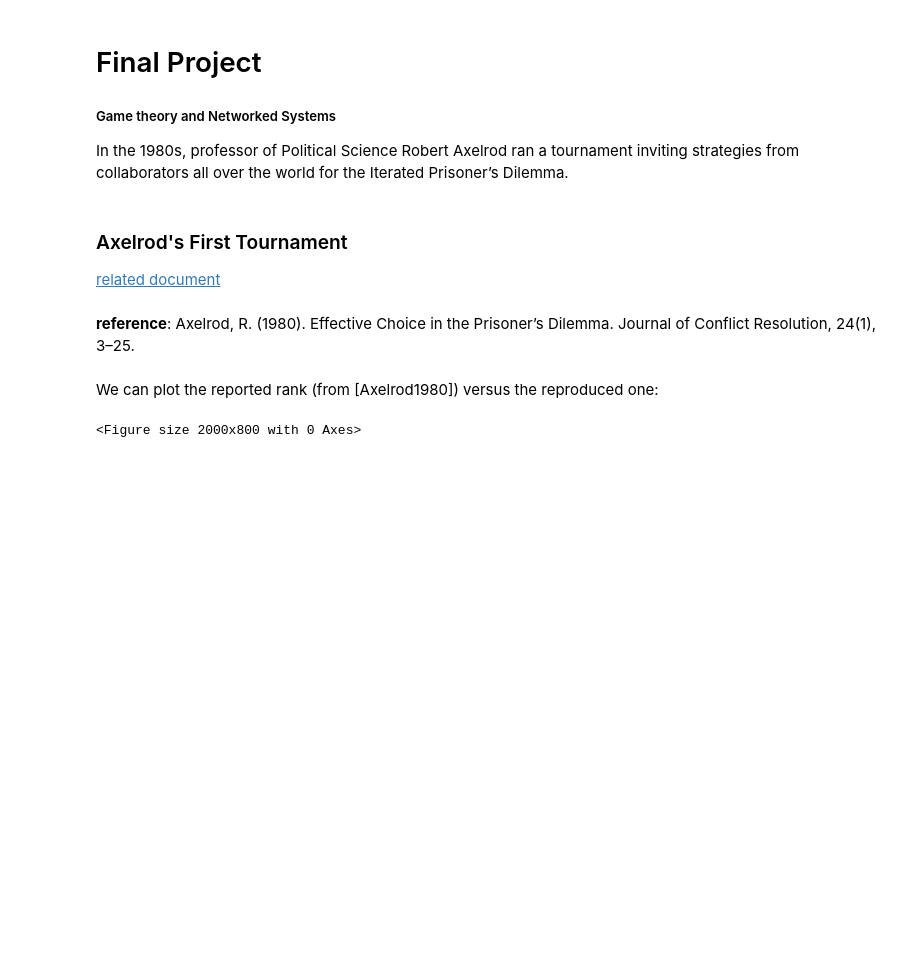
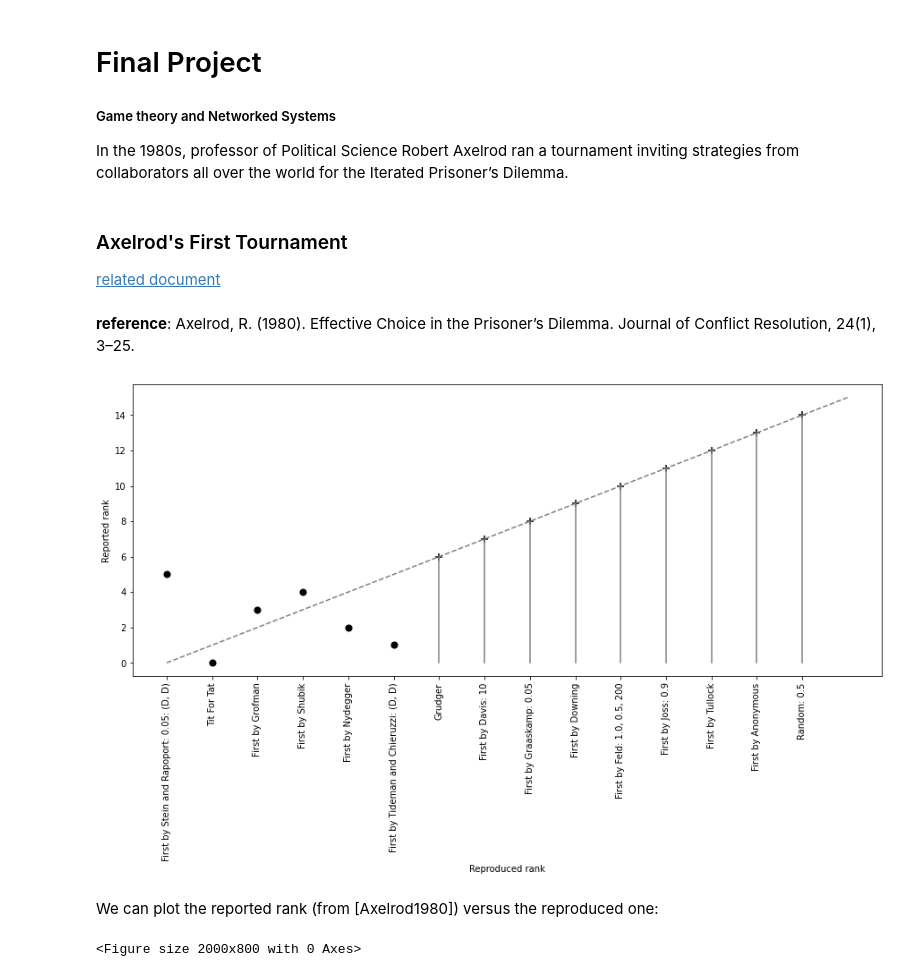
Before and after one commit to GuoJiaqi-1020/Code-recording-NU, a Jupyter notebook: Game Theory and Networked Systems_495/Final_Project/Final Project.ipynb, the cells around one changed output. Drawn from its saved outputs; the diff is of its cells as text; code cells hidden in the pictures; blank space fills up the shorter version.

```diff
--- a/Game Theory and Networked Systems_495/Final_Project/Final Project.ipynb
+++ b/Game Theory and Networked Systems_495/Final_Project/Final Project.ipynb
@@ -20,38 +20,41 @@ number_of_strategies = len(first_tournament_participants_ordered_by_reported_ran
 **reference**: Axelrod, R. (1980). Effective Choice in the Prisoner’s Dilemma. Journal of Conflict Resolution, 24(1), 3–25.
 # %%
 tournament = axl.Tournament(
-     players=[axl.Defector(), axl.Defector(), axl.Defector(),
-       axl.Defector(), axl.Defector(), axl.Defector(),
-        axl.Defector(), axl.Defector(), axl.Defector(),
-        axl.Defector(), axl.Defector(), axl.Defector(),
-        axl.TitForTat(),axl.TitForTat(),
-       axl.Defector(), axl.Defector(), axl.Defector()],
+     # players=[axl.Defector(), axl.Defector(), axl.Defector(),
+     #   axl.Defector(), axl.Defector(), axl.Defector(),
+     #    axl.Defector(), axl.Defector(), axl.Defector(),
+     #    axl.Defector(), axl.Defector(), axl.Defector(),
+     #    axl.TitForTat(),axl.TitForTat(),
+     #   axl.Defector(), axl.Defector(), axl.Defector()],
+     players=first_tournament_participants_ordered_by_reported_rank,
      turns=200,
      repetitions=5,
      seed=2,
 )
 
 results = tournament.play()
-# plt.figure(figsize=(15, 6))
-# plt.plot((0, 15), (0, 15), color="grey", linestyle="--")
-# for original_rank, strategy in enumerate(first_tournament_participants_ordered_by_reported_rank):
-#     rank = results.ranked_names.index(str(strategy))
-#     if rank == original_rank:
-#         symbol = "+"
-#         plt.plot((rank, rank), (rank, 0), color="grey")
-#     else:
-#         symbol = "o"
-#     plt.scatter([rank], [original_rank], marker=symbol, color="black", s=50)
-#
-#
-# plt.xticks(
-#     range(number_of_strategies),
-#     results.ranked_names,
-#     rotation=90
-# )
-# plt.ylabel("Reported rank")
-# plt.xlabel("Reproduced rank")
-# plt.show()
+plt.figure(figsize=(15, 6))
+plt.plot((0, 15), (0, 15), color="grey", linestyle="--")
+for original_rank, strategy in enumerate(first_tournament_participants_ordered_by_reported_rank):
+    rank = results.ranked_names.index(str(strategy))
+    if rank == original_rank:
+        symbol = "+"
+        plt.plot((rank, rank), (rank, 0), color="grey")
+    else:
+        symbol = "o"
+    plt.scatter([rank], [original_rank], marker=symbol, color="black", s=50)
+
+
+plt.xticks(
+    range(number_of_strategies),
+    results.ranked_names,
+    rotation=90
+)
+plt.ylabel("Reported rank")
+plt.xlabel("Reproduced rank")
+plt.show()
+# %% [output]
+[figure, added]
 # %% [markdown]
 We can plot the reported rank (from [Axelrod1980]) versus the reproduced one:
 # %%
```
Also changed, not shown: parts of 4 cells of this notebook, 2 other files.
